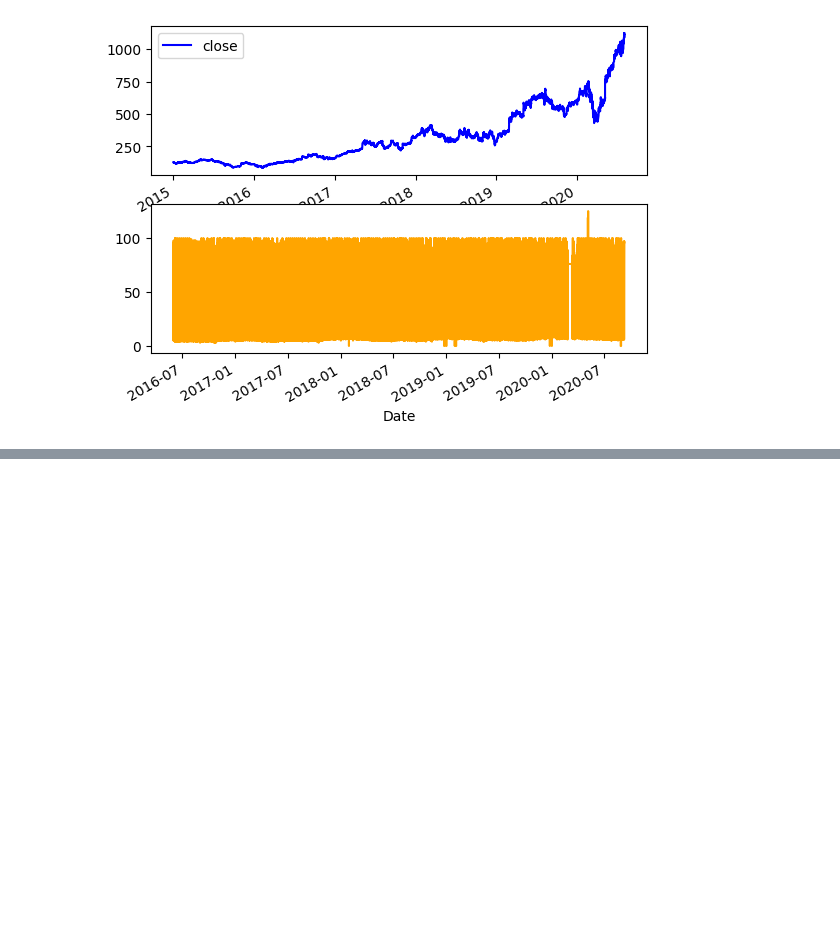
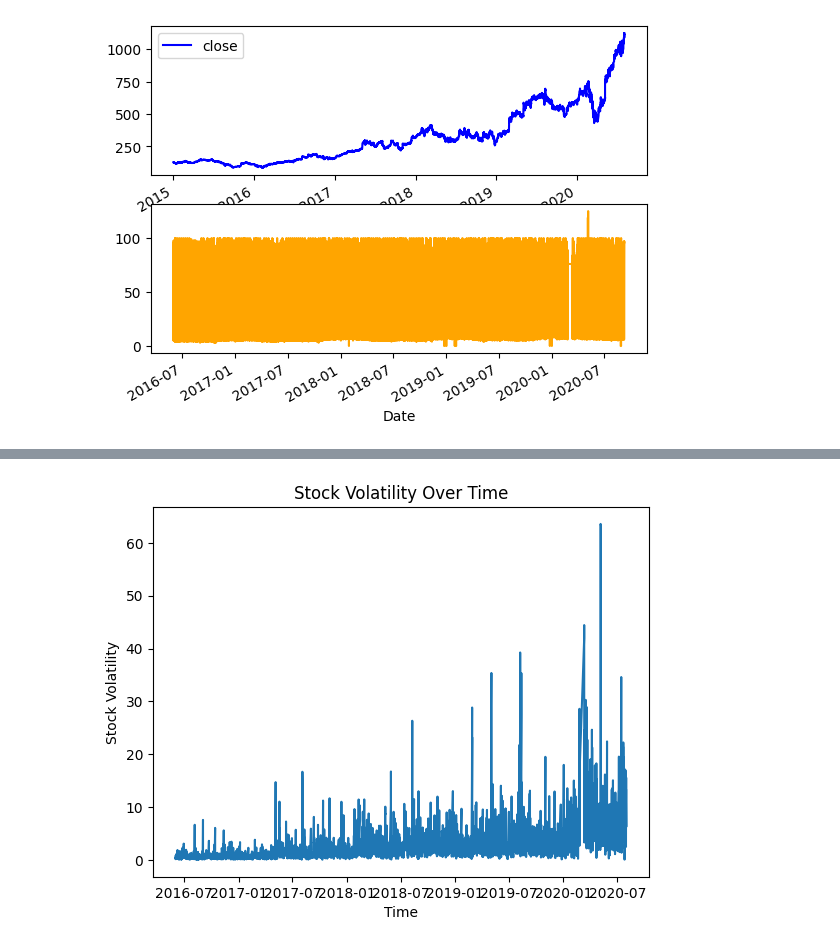
Before and after one commit to Shantesh123/Command_Line_Testing, a Jupyter notebook: Copy_of_!pip_install_prophet.ipynb, the cells around one changed output, grey strips where cells are left out. Cells and saved outputs as stored; diff of their text form; code cells hidden in the pictures; blank space fills up the shorter version.

```diff
--- a/Copy_of_!pip_install_prophet.ipynb
+++ b/Copy_of_!pip_install_prophet.ipynb
@@ -196,0 +182,15 @@ display(df_combined.tail())
+# %%
+
+df_combined = pd.concat([df_mercado_stock, df_mercado_trends], axis=1).dropna()
+df_combined['Date'] = df_combined.index
+
+df_combined.columns.values
+
+df_combined['Date'] = pd.to_datetime(df_combined['Date'])
+
+# Slice the dataframe to the first half of 2020
+first_half_2020 = df_combined[(df_combined['Date'].dt.year == 2020) & (df_combined['Date'].dt.month <= 6)]
+
+# View the first and last five rows of the first_half_2020 DataFrame
+print(first_half_2020.head())
+print(first_half_2020.tail())
@@ -214,8 +232,8 @@ df_mercado_trends["Search Trends"].plot(ax=ax2, c="orange")
 [figure]
 # %%
 # Shift the Search Trends column by one hour
-df_mercado_trends['Lagged Search Trends'] = df_mercado_trends['Search Trends'].shift(1)
+df_combined['Lagged Search Trends'] = df_combined['Search Trends'].shift(1)
 
 # Display the updated DataFrame
-print(df_mercado_trends)
+print(df_combined)
 # %% [output]
@@ -238,0 +257,7 @@ Date
+# %%
+# Create a new column in the mercado_stock_trends_df DataFrame called Stock Volatility
+# This column should calculate the standard deviation of the closing stock price return data over a 4 period rolling window
+df_combined['Stock Volatility'] = df_combined['close'].rolling(window=4).std()
+
+# Display the updated DataFrame
+print(df_combined)
@@ -238,0 +282,8 @@ Date
+# %%
+plt.plot(df_combined['Stock Volatility'])
+plt.xlabel('Time')
+plt.ylabel('Stock Volatility')
+plt.title('Stock Volatility Over Time')
+plt.show()
+# %% [output]
+[figure, added]
```
Also changed, not shown: parts of 11 cells of this notebook.
